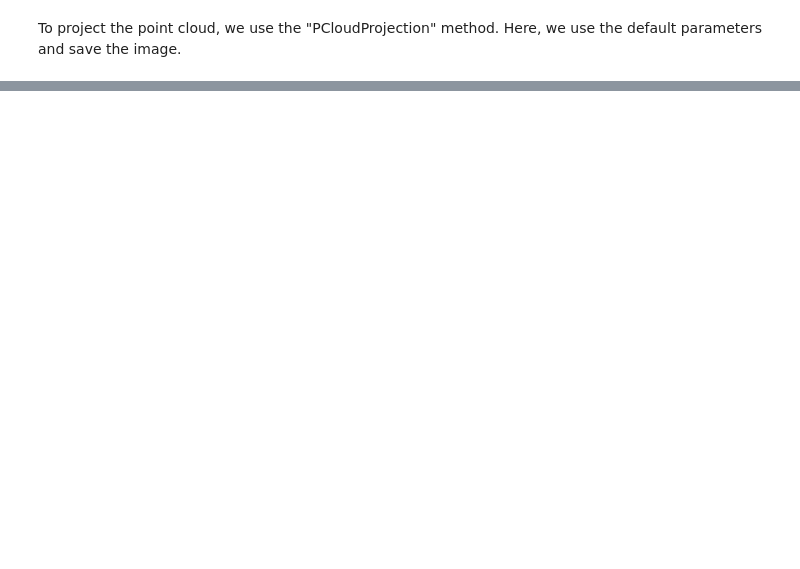
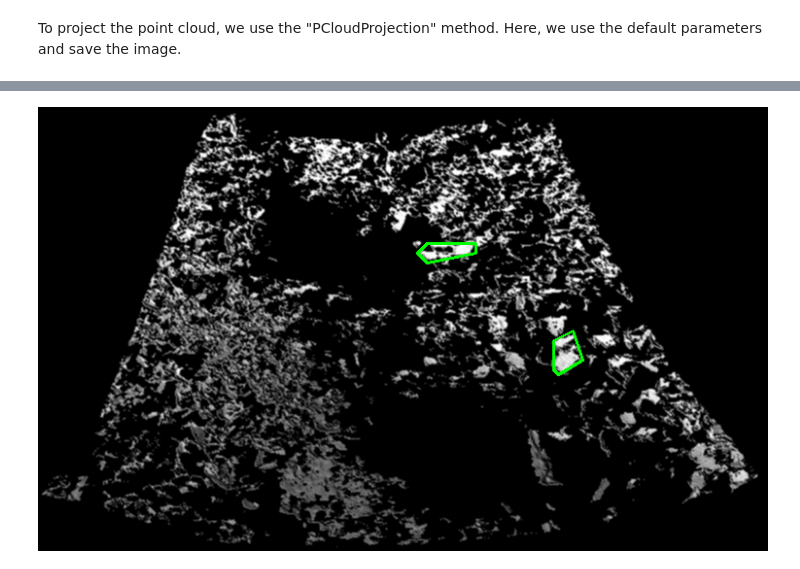
Before and after one commit to 3dgeo-heidelberg/py4dgeo, a Jupyter notebook: jupyter/visualization.ipynb, the cells around one changed output, grey strips where cells are left out. Drawn from its saved outputs; the diff is of its cells as text; code cells hidden in the pictures; blank space fills up the shorter version.

```diff
--- a/jupyter/visualization.ipynb
+++ b/jupyter/visualization.ipynb
@@ -25,0 +30,8 @@ epoch.visualize(filename=filename)
+# %%
+lst_polygon = [
+    [(450, 140), (450, 150), (400, 160), (390, 150), (400, 140)],
+    [(560, 260), (550, 230), (530, 240), (530, 270), (535, 275)]
+]
+epoch.visualize(filename=filename, from_notebook=True, lst_polygon=lst_polygon)
+# %% [output]
+[figure, added]
```
Also changed, not shown: parts of 2 cells of this notebook, 2 other files.
